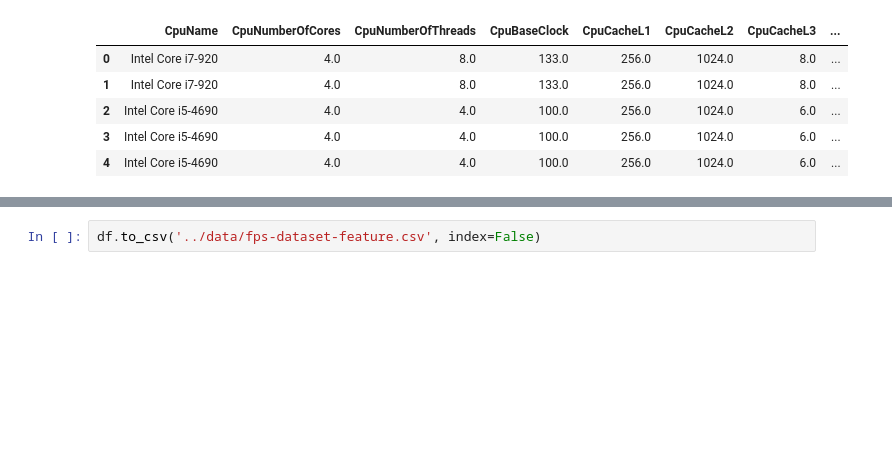
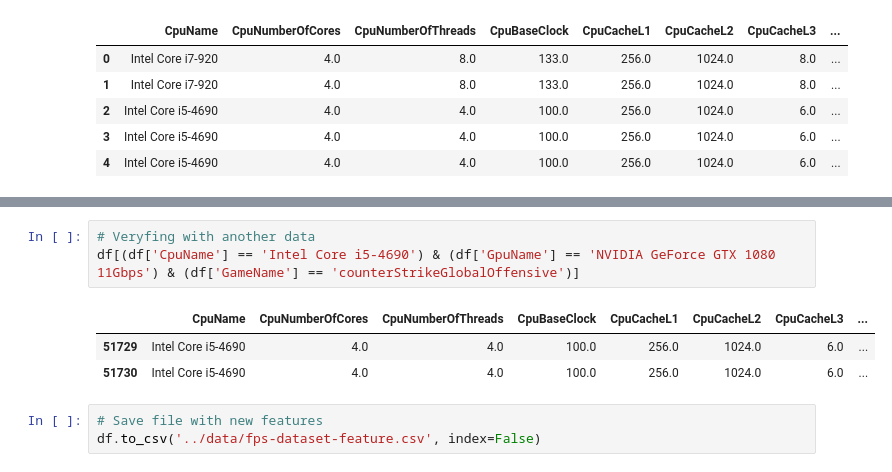
Before and after one commit to AndrePilcoChiuyare/fps-game-prediction, a Jupyter notebook: notebooks/2-feature-engineering.ipynb, the cells around one changed output, grey strips where cells are left out. Saved outputs shown, nothing was run; the diff lists cells and outputs as text; blank space fills up the shorter version.

```diff
--- a/notebooks/2-feature-engineering.ipynb
+++ b/notebooks/2-feature-engineering.ipynb
@@ -108,2 +151,10 @@ df.head()
+# %%
+# Veryfing with another data
+df[(df['CpuName'] == 'Intel Core i5-4690') & (df['GpuName'] == 'NVIDIA GeForce GTX 1080 11Gbps') & (df['GameName'] == 'counterStrikeGlobalOffensive')]
+# %% [output]
+|  | CpuName | CpuNumberOfCores | CpuNumberOfThreads | CpuBaseClock | CpuCacheL1 | CpuCacheL2 | CpuCacheL3 | ... |
+| 51729 | Intel Core i5-4690 | 4.0 | 4.0 | 100.0 | 256.0 | 1024.0 | 6.0 | ... |
+| 51730 | Intel Core i5-4690 | 4.0 | 4.0 | 100.0 | 256.0 | 1024.0 | 6.0 | ... |
 # %%
+# Save file with new features
 df.to_csv('../data/fps-dataset-feature.csv', index=False)
```
Also changed, not shown: parts of 8 cells of this notebook, 6 other files.
